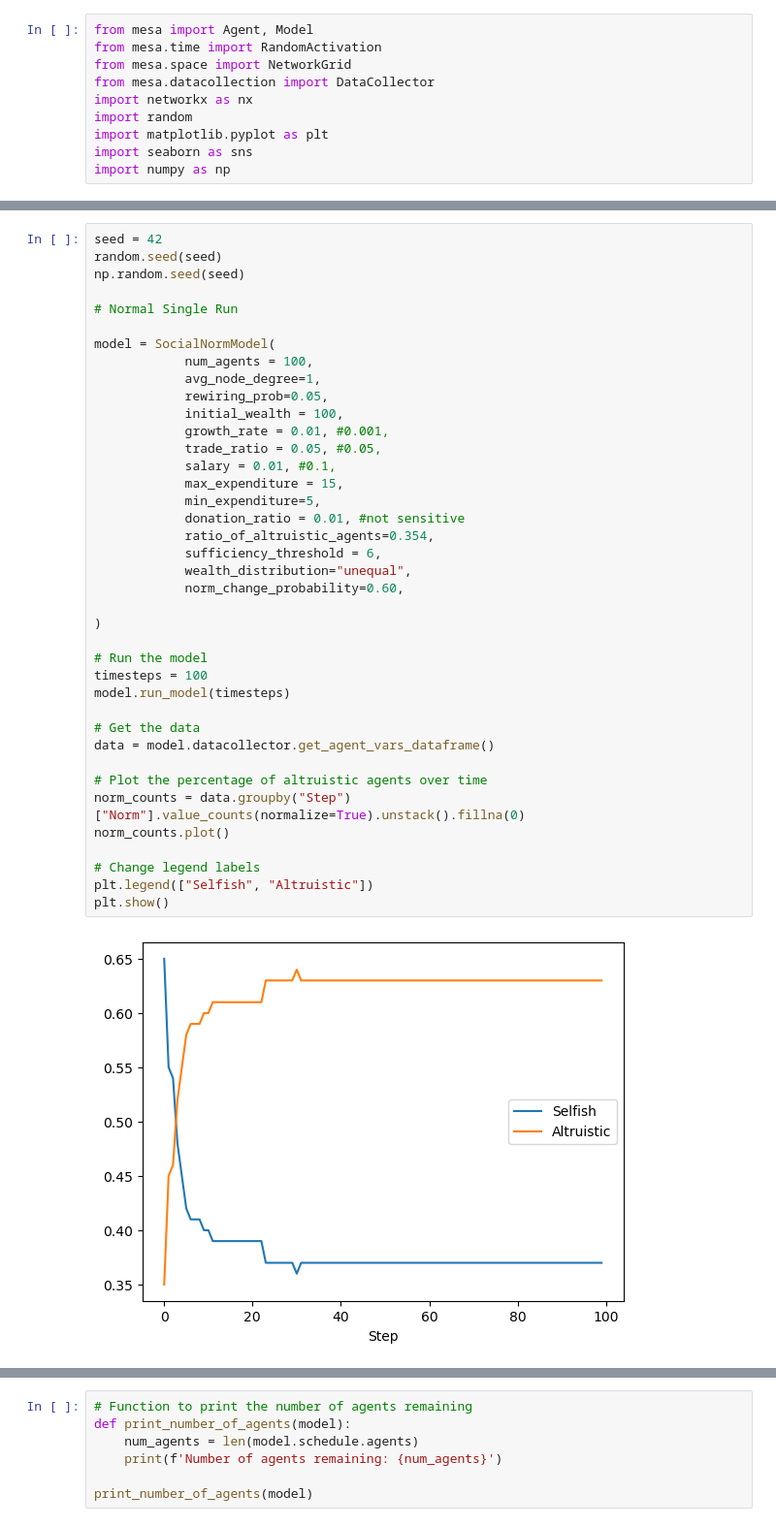
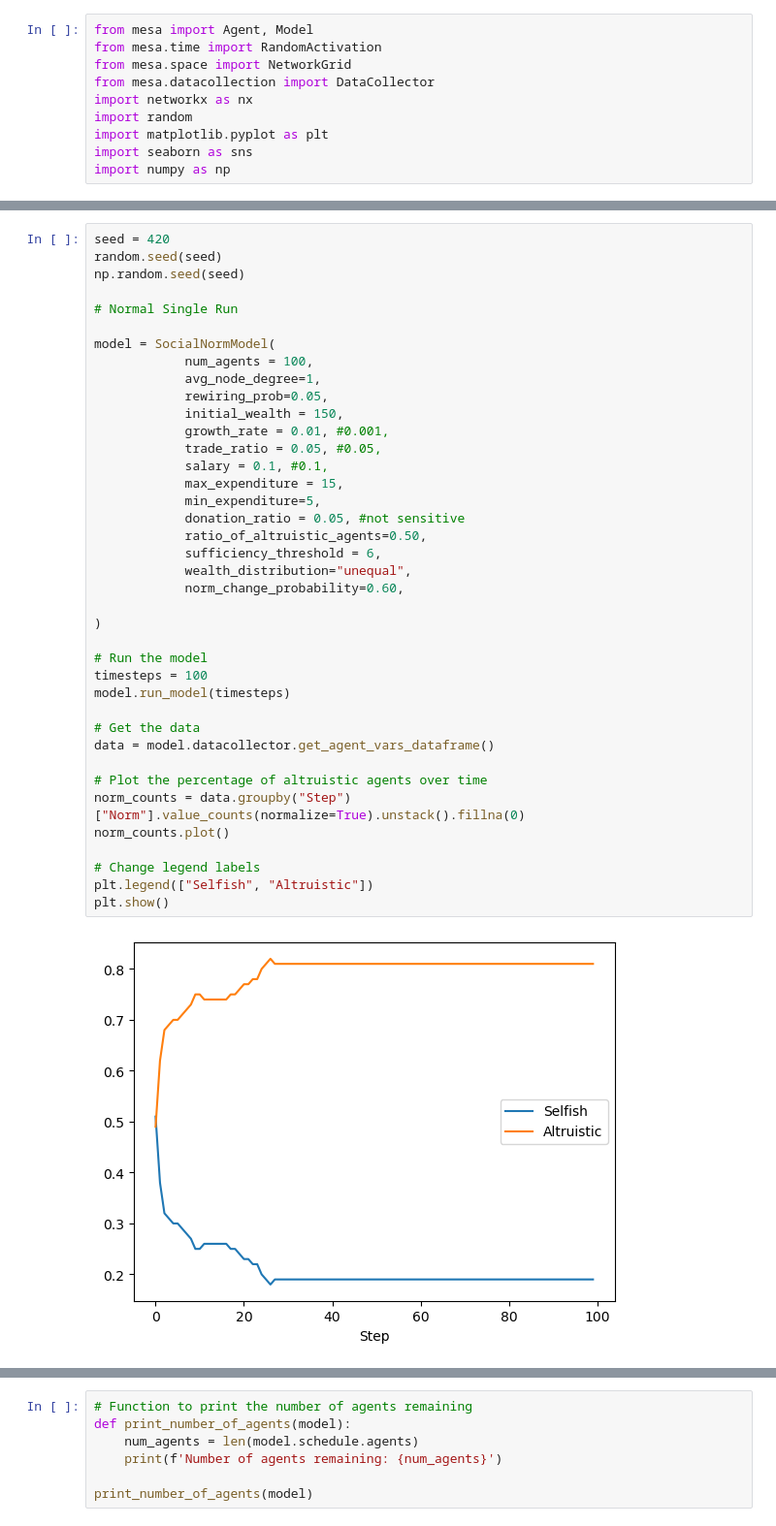
Before and after one commit to pollockDeVis/sfi_hw_normal_change, a Jupyter notebook: combined_model.ipynb, the cells around one changed output, grey strips where cells are left out. Shown at 97% size. Saved outputs shown, nothing was run; the diff lists cells and outputs as text.

```diff
--- a/combined_model.ipynb
+++ b/combined_model.ipynb
@@ -234,7 +272,7 @@ class SocialNormModel(Model):
         for _ in range(n):
             self.step()
 # %%
-seed = 42
+seed = 420
 random.seed(seed)
 np.random.seed(seed)
 
@@ -242,35 +280,35 @@ np.random.seed(seed)
 
 model = SocialNormModel(
             num_agents = 100,
             avg_node_degree=1,
             rewiring_prob=0.05,
-            initial_wealth = 100,
+            initial_wealth = 150,
             growth_rate = 0.01, #0.001,
             trade_ratio = 0.05, #0.05,
-            salary = 0.01, #0.1,
+            salary = 0.1, #0.1,
             max_expenditure = 15,
             min_expenditure=5,
-            donation_ratio = 0.01, #not sensitive
-            ratio_of_altruistic_agents=0.354,
+            donation_ratio = 0.05, #not sensitive
+            ratio_of_altruistic_agents=0.50,
             sufficiency_threshold = 6,
             wealth_distribution="unequal",
             norm_change_probability=0.60,
 
 )
 
 # Run the model
 timesteps = 100
 model.run_model(timesteps)
 
 # Get the data
 data = model.datacollector.get_agent_vars_dataframe()
 
 # Plot the percentage of altruistic agents over time
 norm_counts = data.groupby("Step")["Norm"].value_counts(normalize=True).unstack().fillna(0)
 norm_counts.plot()
 
 # Change legend labels
 plt.legend(["Selfish", "Altruistic"])
 plt.show()
 # %% [output]
-[figure, old version]
+[figure, new version]
```
Also changed, not shown: parts of 4 cells of this notebook.
